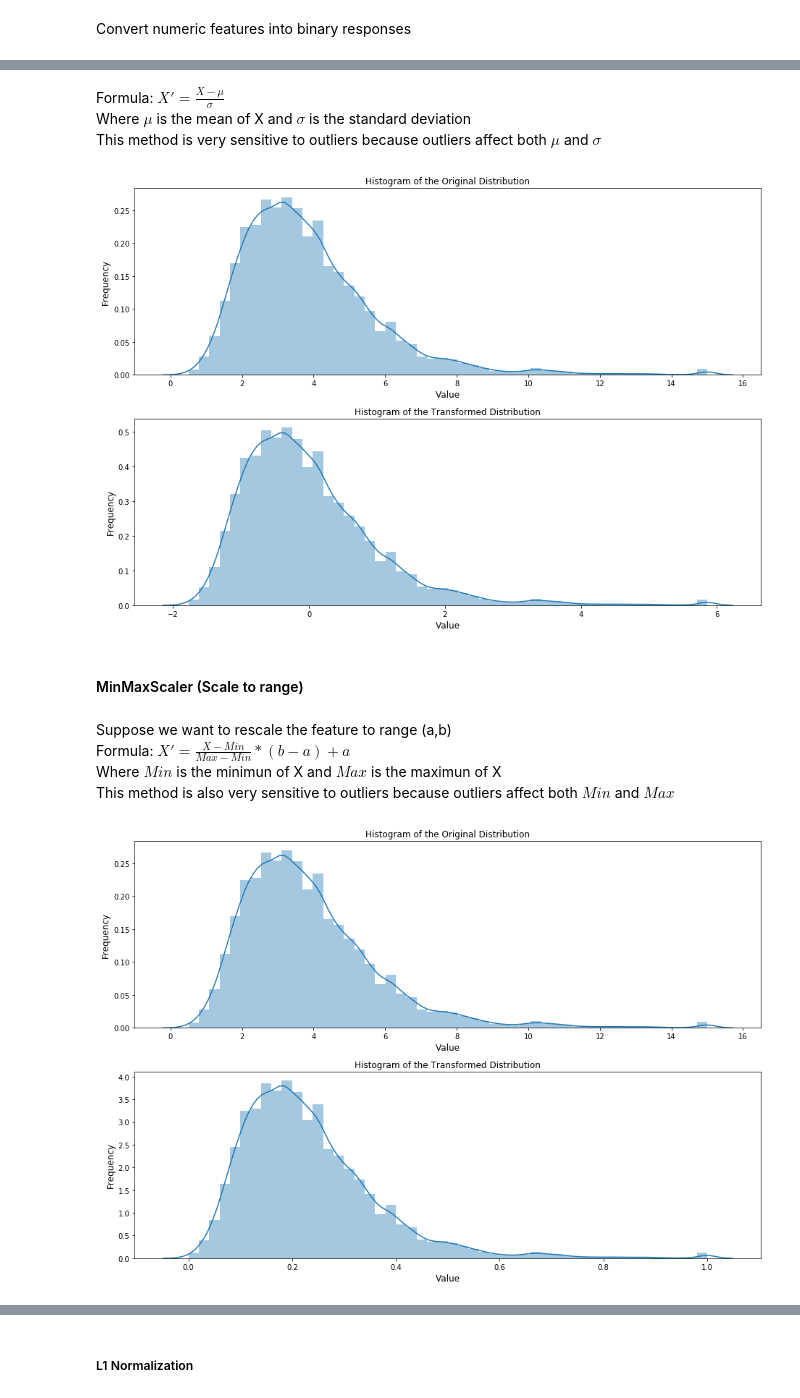
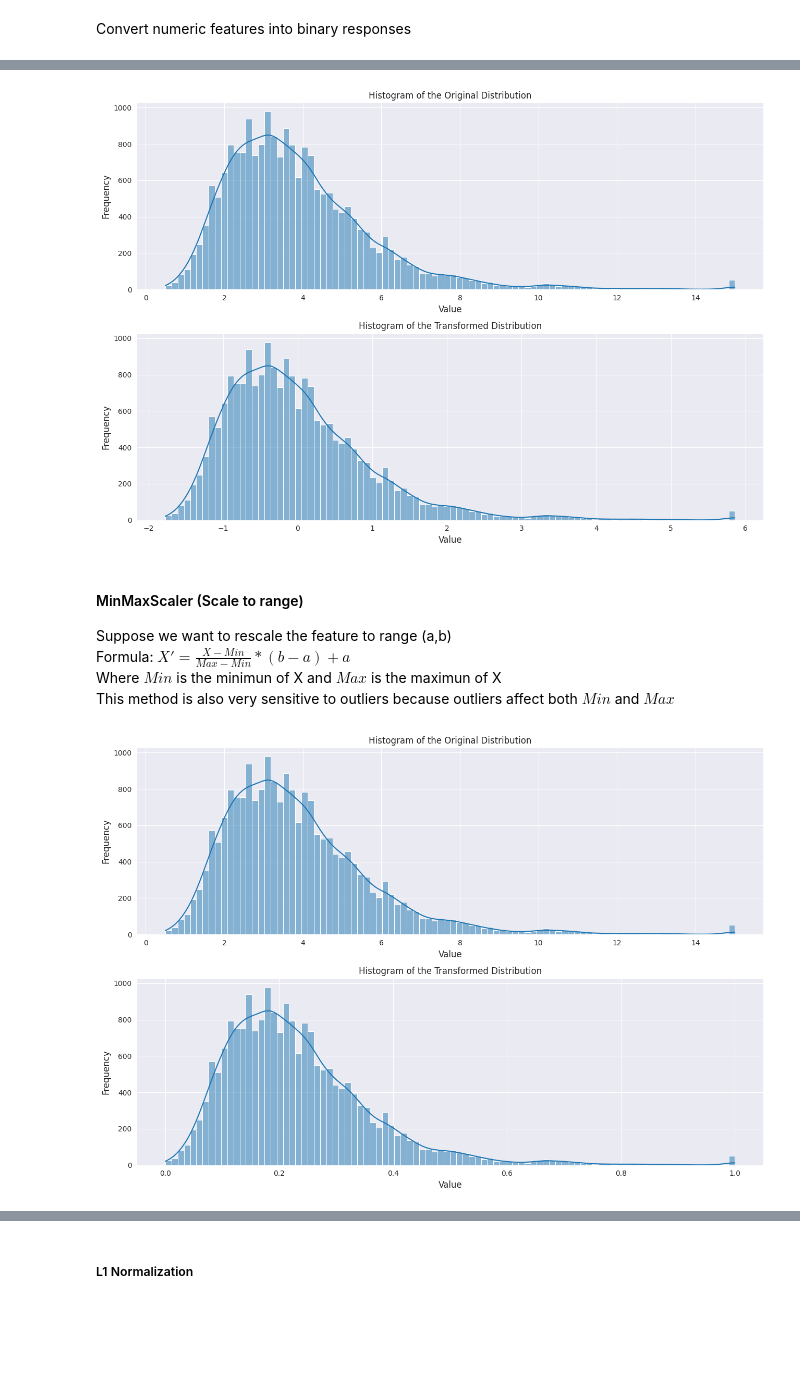
Before and after one commit to pengfei99/FeatureEngineering, a Jupyter notebook: notebooks/00.Data_preprocessing/01.Data_preprocessing.ipynb, the cells around one changed output, grey strips where cells are left out. Drawn from its saved outputs; the diff is of its cells as text; code cells hidden in the pictures; blank space fills up the shorter version.

```diff
--- a/notebooks/00.Data_preprocessing/01.Data_preprocessing.ipynb
+++ b/notebooks/00.Data_preprocessing/01.Data_preprocessing.ipynb
@@ -152,7 +244,3 @@ Different scales in features make it hard to compare features especially in line
-# %% [markdown]
-Formula: ${X}' = \frac{X - \mu }{\sigma}$
-Where $\mu$ is the mean of X and $\sigma$ is the standard deviation
-This method is very sensitive to outliers because outliers affect both $\mu$ and $\sigma$
 # %%
 from sklearn.preprocessing import StandardScaler
 
@@ -182,26 +270,26 @@ import seaborn as sns
 import matplotlib.pyplot as plt
 
 fig, ax = plt.subplots(2,1, figsize = (13,9))
-sns.distplot(X[:,0], hist = True, kde=True, ax=ax[0])
+sns.histplot(X[:,0], kde=True, ax=ax[0])
 ax[0].set_title('Histogram of the Original Distribution', fontsize=12)
 ax[0].set_xlabel('Value', fontsize=12)
-ax[0].set_ylabel('Frequency', fontsize=12); # this feature has long-tail distribution
+ax[0].set_ylabel('Frequency', fontsize=12) # this feature has long-tail distribution
 
 model = StandardScaler()
 model.fit(X[:,0].reshape(-1,1))
 result = model.transform(X[:,0].reshape(-1,1)).reshape(-1)
 
 # show the distribution of the entire feature
-sns.distplot(result, hist = True, kde=True, ax=ax[1])
+sns.histplot(result, kde=True, ax=ax[1])
 ax[1].set_title('Histogram of the Transformed Distribution', fontsize=12)
 ax[1].set_xlabel('Value', fontsize=12)
-ax[1].set_ylabel('Frequency', fontsize=12); # the distribution is the same, but scales change
+ax[1].set_ylabel('Frequency', fontsize=12) # the distribution is the same, but scales change
 fig.tight_layout()
 # %% [output]
-[figure, old version]
+[figure, new version]
-# %% [markdown]
-#### MinMaxScaler (Scale to range)
 # %% [markdown]
+#### MinMaxScaler (Scale to range)
+
 Suppose we want to rescale the feature to range (a,b)
 Formula: ${X}' = \frac{X - Min }{Max - Min} * (b - a) + a$
 Where $Min$ is the minimun of X and $Max$ is the maximun of X
@@ -230,25 +318,25 @@ transformed_test = model.transform(test_set.reshape(-1,1)).reshape(-1) # transfo
 # %%
 # visualize the distribution after the scaling
 # fit and transform the entire first feature
 
 import seaborn as sns
 import matplotlib.pyplot as plt
 
 fig, ax = plt.subplots(2,1, figsize = (13,9))
-sns.distplot(X[:,0], hist = True, kde=True, ax=ax[0])
+sns.histplot(X[:,0], kde=True, ax=ax[0])
 ax[0].set_title('Histogram of the Original Distribution', fontsize=12)
 ax[0].set_xlabel('Value', fontsize=12)
-ax[0].set_ylabel('Frequency', fontsize=12); # this feature has long-tail distribution
+ax[0].set_ylabel('Frequency', fontsize=12)# this feature has long-tail distribution
 
 model = MinMaxScaler(feature_range=(0,1))
 model.fit(X[:,0].reshape(-1,1))
 result = model.transform(X[:,0].reshape(-1,1)).reshape(-1)
 
 # show the distribution of the entire feature
-sns.distplot(result, hist = True, kde=True, ax=ax[1])
+sns.histplot(result, kde=True, ax=ax[1])
 ax[1].set_title('Histogram of the Transformed Distribution', fontsize=12)
 ax[1].set_xlabel('Value', fontsize=12)
-ax[1].set_ylabel('Frequency', fontsize=12); # the distribution is the same, but scales change
+ax[1].set_ylabel('Frequency', fontsize=12) # the distribution is the same, but scales change
 fig.tight_layout() # now the scale change to [0,1]
 # %% [output]
-[figure, old version]
+[figure, new version]
```
Also changed, not shown: parts of 41 cells of this notebook, 1 other file.
